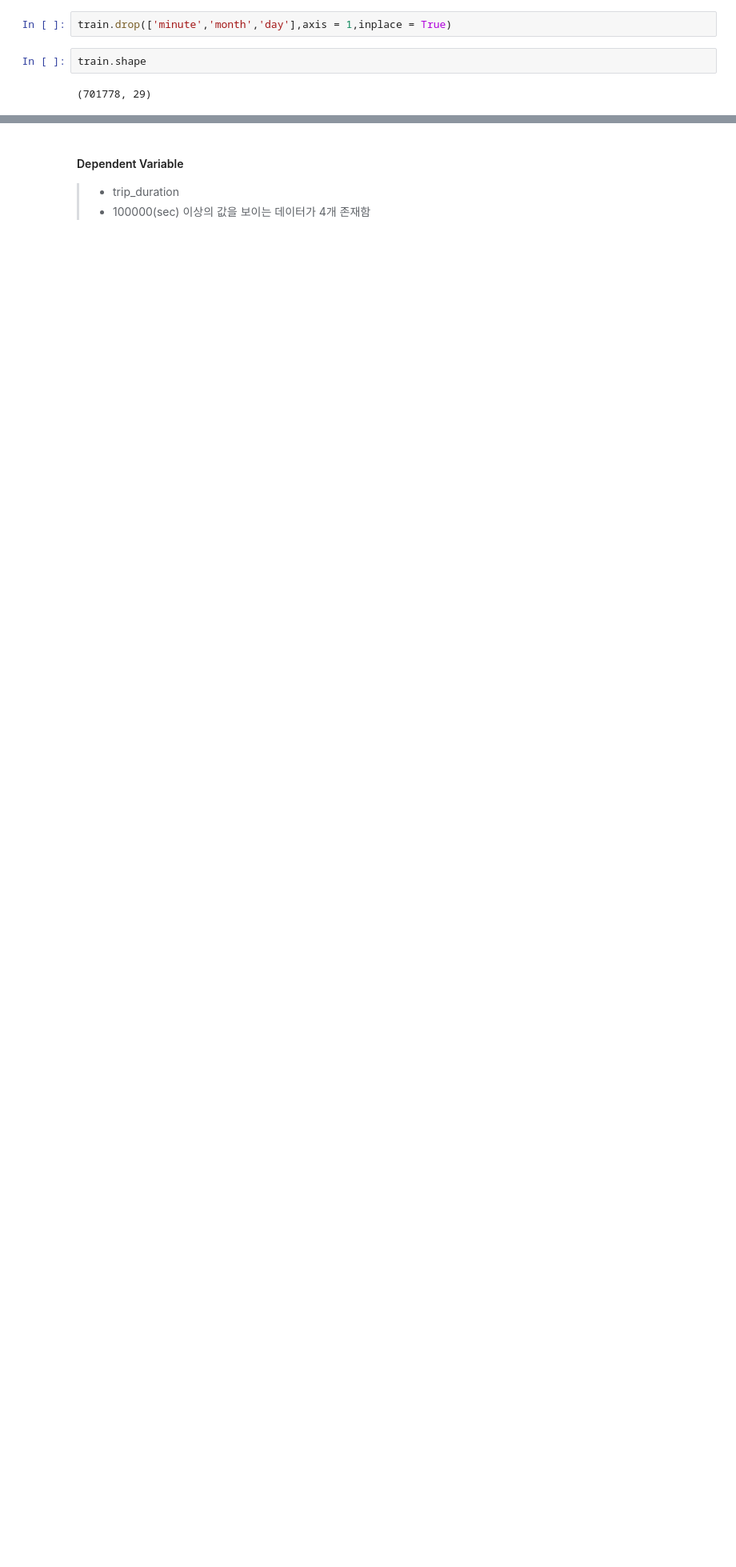
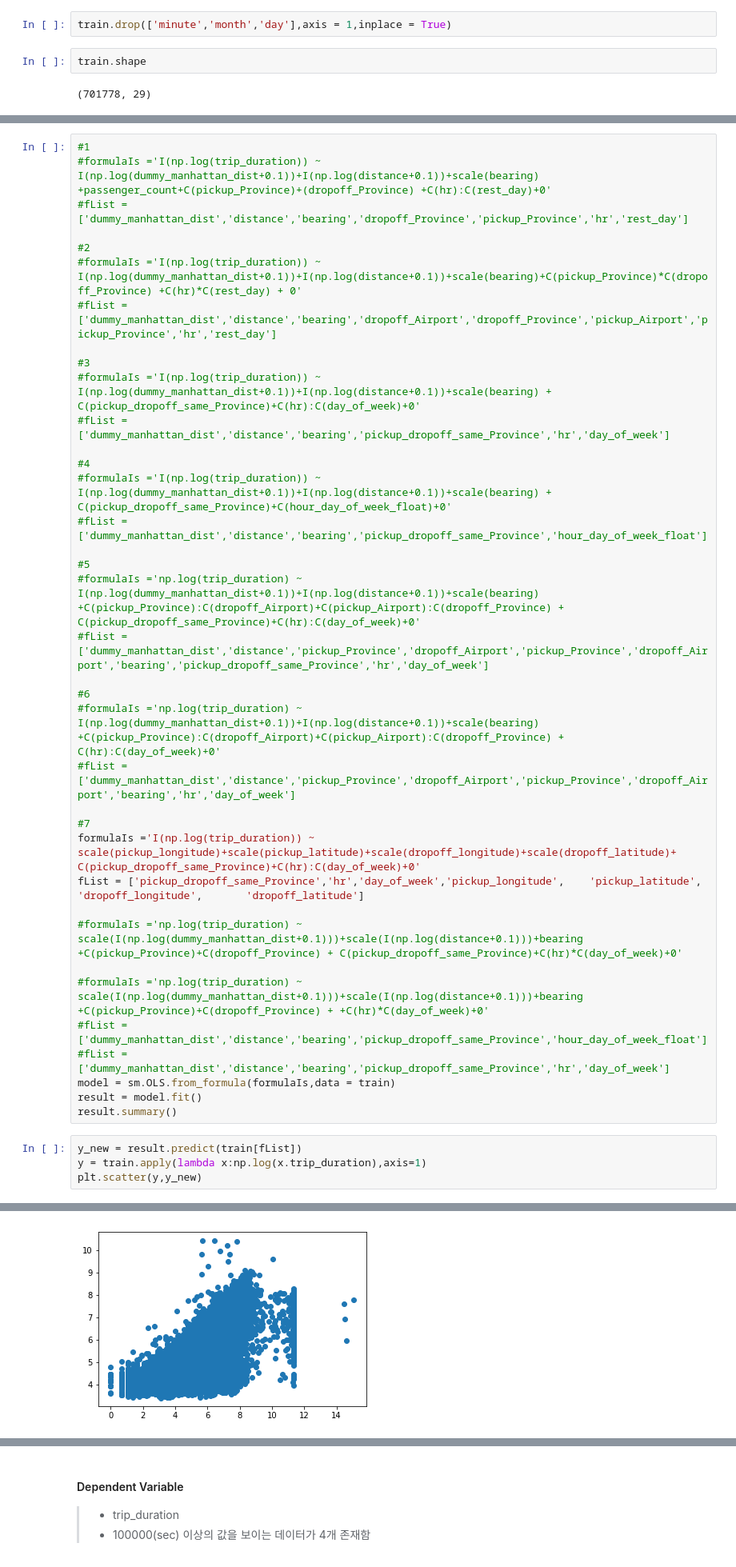
Before and after one commit to buenhyden/TeamProject_Linear_Regression, a Jupyter notebook: TeamProject_Linear_Regression_Analysis_2nd.ipynb, the cells around one changed output, grey strips where cells are left out. Shown at 80% size. Drawn from its saved outputs; the diff is of its cells as text; blank space fills up the shorter version.

```diff
--- a/TeamProject_Linear_Regression_Analysis_2nd.ipynb
+++ b/TeamProject_Linear_Regression_Analysis_2nd.ipynb
@@ -177,0 +102,42 @@ OLS Regression Results
+# %%
+#1
+#formulaIs ='I(np.log(trip_duration)) ~ I(np.log(dummy_manhattan_dist+0.1))+I(np.log(distance+0.1))+scale(bearing) +passenger_count+C(pickup_Province)+(dropoff_Province) +C(hr):C(rest_day)+0'
+#fList = ['dummy_manhattan_dist','distance','bearing','dropoff_Province','pickup_Province','hr','rest_day']
+
+#2
+#formulaIs ='I(np.log(trip_duration)) ~ I(np.log(dummy_manhattan_dist+0.1))+I(np.log(distance+0.1))+scale(bearing)+C(pickup_Province)*C(dropoff_Province) +C(hr)*C(rest_day) + 0'
+#fList = ['dummy_manhattan_dist','distance','bearing','dropoff_Airport','dropoff_Province','pickup_Airport','pickup_Province','hr','rest_day']
+
+#3
+#formulaIs ='I(np.log(trip_duration)) ~ I(np.log(dummy_manhattan_dist+0.1))+I(np.log(distance+0.1))+scale(bearing) + C(pickup_dropoff_same_Province)+C(hr):C(day_of_week)+0'
+#fList = ['dummy_manhattan_dist','distance','bearing','pickup_dropoff_same_Province','hr','day_of_week']
+
+#4
+#formulaIs ='I(np.log(trip_duration)) ~ I(np.log(dummy_manhattan_dist+0.1))+I(np.log(distance+0.1))+scale(bearing) + C(pickup_dropoff_same_Province)+C(hour_day_of_week_float)+0'
+#fList = ['dummy_manhattan_dist','distance','bearing','pickup_dropoff_same_Province','hour_day_of_week_float']
+
+#5
+#formulaIs ='np.log(trip_duration) ~ I(np.log(dummy_manhattan_dist+0.1))+I(np.log(distance+0.1))+scale(bearing) +C(pickup_Province):C(dropoff_Airport)+C(pickup_Airport):C(dropoff_Province) + C(pickup_dropoff_same_Province)+C(hr):C(day_of_week)+0'
+#fList = ['dummy_manhattan_dist','distance','pickup_Province','dropoff_Airport','pickup_Province','dropoff_Airport','bearing','pickup_dropoff_same_Province','hr','day_of_week']
+
+#6
+#formulaIs ='np.log(trip_duration) ~ I(np.log(dummy_manhattan_dist+0.1))+I(np.log(distance+0.1))+scale(bearing) +C(pickup_Province):C(dropoff_Airport)+C(pickup_Airport):C(dropoff_Province) + C(hr):C(day_of_week)+0'
+#fList = ['dummy_manhattan_dist','distance','pickup_Province','dropoff_Airport','pickup_Province','dropoff_Airport','bearing','hr','day_of_week']
+
+#7
+formulaIs ='I(np.log(trip_duration)) ~ scale(pickup_longitude)+scale(pickup_latitude)+scale(dropoff_longitude)+scale(dropoff_latitude)+ C(pickup_dropoff_same_Province)+C(hr):C(day_of_week)+0'
+fList = ['pickup_dropoff_same_Province','hr','day_of_week','pickup_longitude',    'pickup_latitude',    'dropoff_longitude',       'dropoff_latitude']
+
+#formulaIs ='np.log(trip_duration) ~ scale(I(np.log(dummy_manhattan_dist+0.1)))+scale(I(np.log(distance+0.1)))+bearing +C(pickup_Province)+C(dropoff_Province) + C(pickup_dropoff_same_Province)+C(hr)*C(day_of_week)+0'
+
+#formulaIs ='np.log(trip_duration) ~ scale(I(np.log(dummy_manhattan_dist+0.1)))+scale(I(np.log(distance+0.1)))+bearing +C(pickup_Province)+C(dropoff_Province) + +C(hr)*C(day_of_week)+0'
+#fList = ['dummy_manhattan_dist','distance','bearing','pickup_dropoff_same_Province','hour_day_of_week_float']
+#fList = ['dummy_manhattan_dist','distance','bearing','pickup_dropoff_same_Province','hr','day_of_week']
+model = sm.OLS.from_formula(formulaIs,data = train)
+result = model.fit()
+result.summary()
+# %%
+y_new = result.predict(train[fList])
+y = train.apply(lambda x:np.log(x.trip_duration),axis=1)
+plt.scatter(y,y_new)
+# %% [output]
@@ -178,3 +145,4 @@ OLS Regression Results
+[figure, added]
 # %%
 inf = result.get_influence()
 hat = inf.hat_matrix_diag
```
Also changed, not shown: parts of 104 cells of this notebook, 1 other file.
